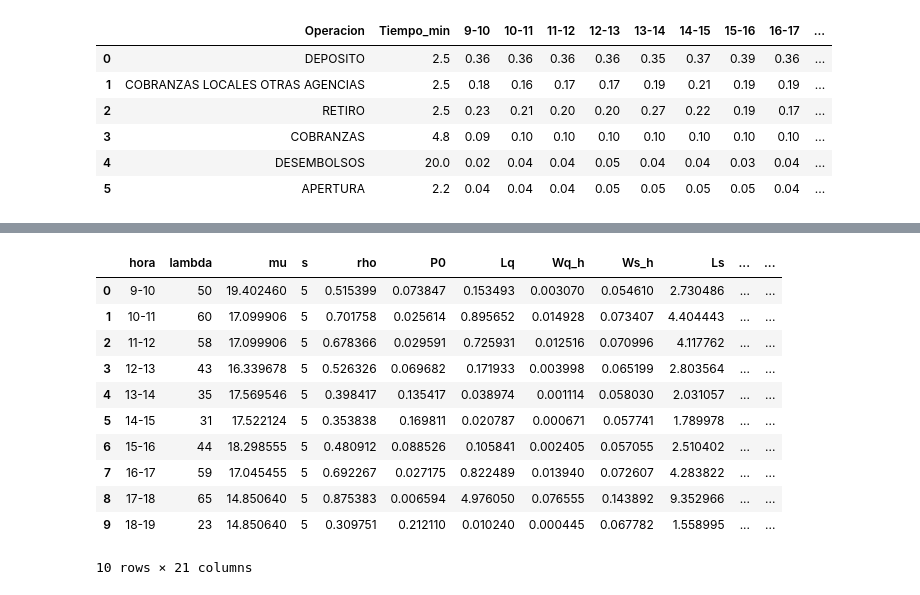
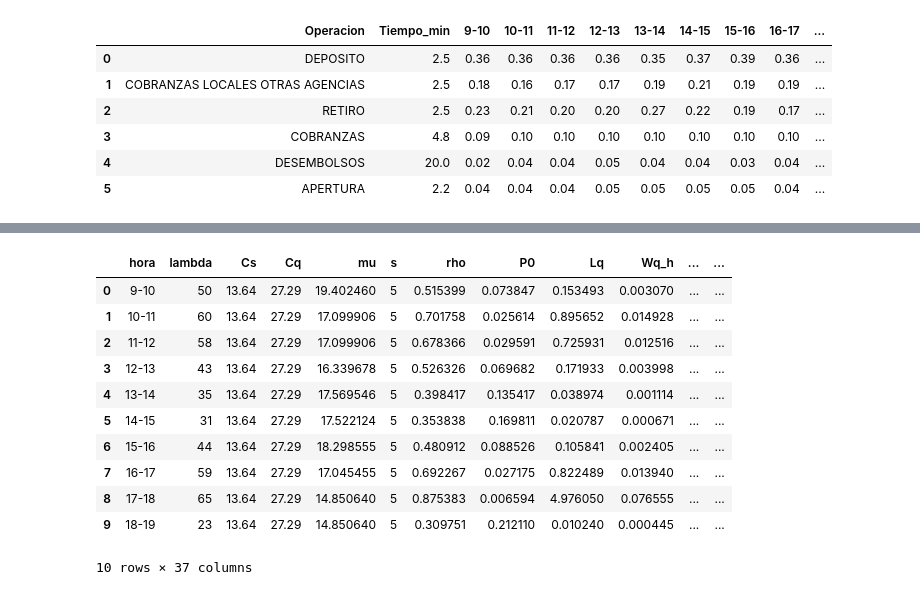
Before and after one commit to antonio-xrp/data_science_ibm, a Jupyter notebook: notebooks/colas.ipynb, the cells around one changed output, grey strips where cells are left out. Cells and saved outputs as stored; diff of their text form; code cells hidden in the pictures.

```diff
--- a/notebooks/colas.ipynb
+++ b/notebooks/colas.ipynb
@@ -166,8 +202,19 @@ df["mu"] = df["hora"].map(mu_por_hora)
 df["s"] = 5
 
 
-df[["rho","P0","Lq","Wq_h","Ws_h","Ls", "Wq_m", "Ws_m"]] = df.apply(
-    lambda row: metricas_mmc(row["lambda"], row["mu"], row["s"]),
+df[[
+"rho","P0","Lq","Wq_h","Ws_h","Ls","Wq_m","Ws_m",
+"ser_ocu","ser_idle",
+"CTS","CTS_idle",
+"CTQ","CT"
+]] = df.apply(
+    lambda row: metricas_mmc(
+        row["lambda"],
+        row["mu"],
+        row["s"],
+        row["Cq"],
+        row["Cs"]
+    ),
     axis=1,
     result_type="expand"
 )
@@ -189,52 +235,64 @@ df
 # %%
-def servidores_optimos(lam, mu, umbral_wq_m=5, rho_max=0.85, c_max=20):
+def servidores_optimos(lam, mu, Cs, Cq, umbral_wq_m=5, rho_max=0.85, c_max=20):
 
     for c in range(1, c_max + 1):
 
-        metrics = metricas_mmc(lam, mu, c)
+        metrics = metricas_mmc(lam, mu, c, Cs, Cq)
 
         if metrics[0] is None:
             continue
 
         rho = metrics[0]
         Wq_m = metrics[6]
 
         if rho < rho_max and Wq_m <= umbral_wq_m:
 
-            return (c,) + metrics   # une servidores con todas las métricas
+            return (c,) + metrics
 
-    return (None,)*9
+    return (None,) * 15
 
 
 df[[
-    "s_o",
-    "rho_o",
-    "P0_o",
-    "Lq_o",
-    "Wq_h_o",
-    "Ws_h_o",
-    "Ls_o",
-    "Wq_m_o",
-    "Ws_m_o"
+"s_o",
+"rho_o",
+"P0_o",
+"Lq_o",
+"Wq_h_o",
+"Ws_h_o",
+"Ls_o",
+"Wq_m_o",
+"Ws_m_o",
+"ser_ocu_o",
+"ser_idle_o",
+"CTS_o",
+"CTS_idle_o",
+"CTQ_o",
+"CT_o"
 ]] = df.apply(
-    lambda row: servidores_optimos(row["lambda"], row["mu"]),
+    lambda row: servidores_optimos(
+        row["lambda"],
+        row["mu"],
+        row["Cs"],   # Cs
+        row["Cq"]    # Cq
+    ),
     axis=1,
     result_type="expand"
 )
+
 df
 # %% [output]
-|  | hora | lambda | mu | s | rho | P0 | Lq | Wq_h | Ws_h | Ls | ... | ... |
-| 0 | 9-10 | 50 | 19.402460 | 5 | 0.515399 | 0.073847 | 0.153493 | 0.003070 | 0.054610 | 2.730486 | ... | ... |
-| 1 | 10-11 | 60 | 17.099906 | 5 | 0.701758 | 0.025614 | 0.895652 | 0.014928 | 0.073407 | 4.404443 | ... | ... |
-| 2 | 11-12 | 58 | 17.099906 | 5 | 0.678366 | 0.029591 | 0.725931 | 0.012516 | 0.070996 | 4.117762 | ... | ... |
-| 3 | 12-13 | 43 | 16.339678 | 5 | 0.526326 | 0.069682 | 0.171933 | 0.003998 | 0.065199 | 2.803564 | ... | ... |
-| 4 | 13-14 | 35 | 17.569546 | 5 | 0.398417 | 0.135417 | 0.038974 | 0.001114 | 0.058030 | 2.031057 | ... | ... |
-| 5 | 14-15 | 31 | 17.522124 | 5 | 0.353838 | 0.169811 | 0.020787 | 0.000671 | 0.057741 | 1.789978 | ... | ... |
-| 6 | 15-16 | 44 | 18.298555 | 5 | 0.480912 | 0.088526 | 0.105841 | 0.002405 | 0.057055 | 2.510402 | ... | ... |
-| 7 | 16-17 | 59 | 17.045455 | 5 | 0.692267 | 0.027175 | 0.822489 | 0.013940 | 0.072607 | 4.283822 | ... | ... |
-| 8 | 17-18 | 65 | 14.850640 | 5 | 0.875383 | 0.006594 | 4.976050 | 0.076555 | 0.143892 | 9.352966 | ... | ... |
-| 9 | 18-19 | 23 | 14.850640 | 5 | 0.309751 | 0.212110 | 0.010240 | 0.000445 | 0.067782 | 1.558995 | ... | ... |
+|  | hora | lambda | Cs | Cq | mu | s | rho | P0 | Lq | Wq_h | ... | ... |
+| 0 | 9-10 | 50 | 13.64 | 27.29 | 19.402460 | 5 | 0.515399 | 0.073847 | 0.153493 | 0.003070 | ... | ... |
+| 1 | 10-11 | 60 | 13.64 | 27.29 | 17.099906 | 5 | 0.701758 | 0.025614 | 0.895652 | 0.014928 | ... | ... |
+| 2 | 11-12 | 58 | 13.64 | 27.29 | 17.099906 | 5 | 0.678366 | 0.029591 | 0.725931 | 0.012516 | ... | ... |
+| 3 | 12-13 | 43 | 13.64 | 27.29 | 16.339678 | 5 | 0.526326 | 0.069682 | 0.171933 | 0.003998 | ... | ... |
+| 4 | 13-14 | 35 | 13.64 | 27.29 | 17.569546 | 5 | 0.398417 | 0.135417 | 0.038974 | 0.001114 | ... | ... |
+| 5 | 14-15 | 31 | 13.64 | 27.29 | 17.522124 | 5 | 0.353838 | 0.169811 | 0.020787 | 0.000671 | ... | ... |
+| 6 | 15-16 | 44 | 13.64 | 27.29 | 18.298555 | 5 | 0.480912 | 0.088526 | 0.105841 | 0.002405 | ... | ... |
+| 7 | 16-17 | 59 | 13.64 | 27.29 | 17.045455 | 5 | 0.692267 | 0.027175 | 0.822489 | 0.013940 | ... | ... |
+| 8 | 17-18 | 65 | 13.64 | 27.29 | 14.850640 | 5 | 0.875383 | 0.006594 | 4.976050 | 0.076555 | ... | ... |
+| 9 | 18-19 | 23 | 13.64 | 27.29 | 14.850640 | 5 | 0.309751 | 0.212110 | 0.010240 | 0.000445 | ... | ... |
-10 rows × 21 columns
+10 rows × 37 columns
 # %%
 import simpy
 import random
```
Also changed, not shown: parts of 6 cells of this notebook.
